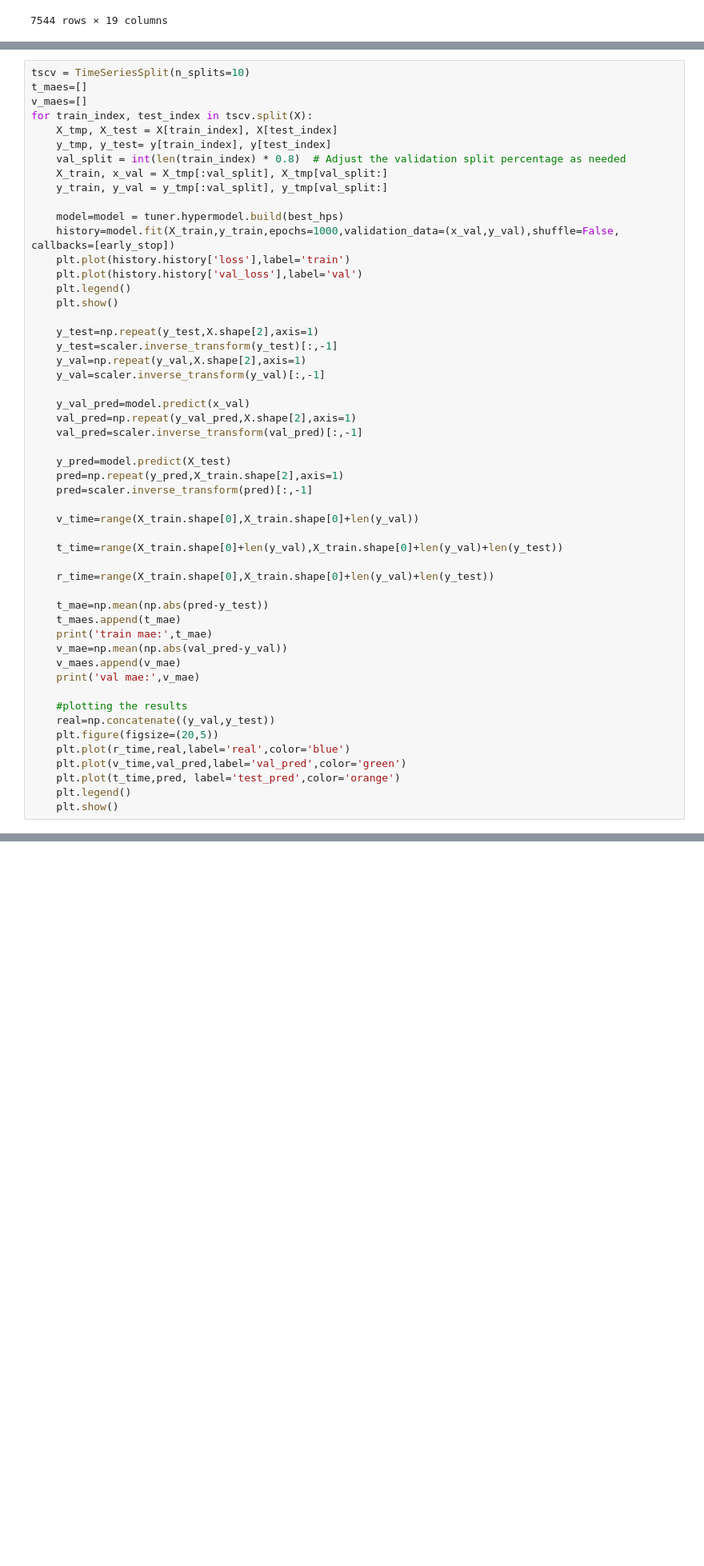
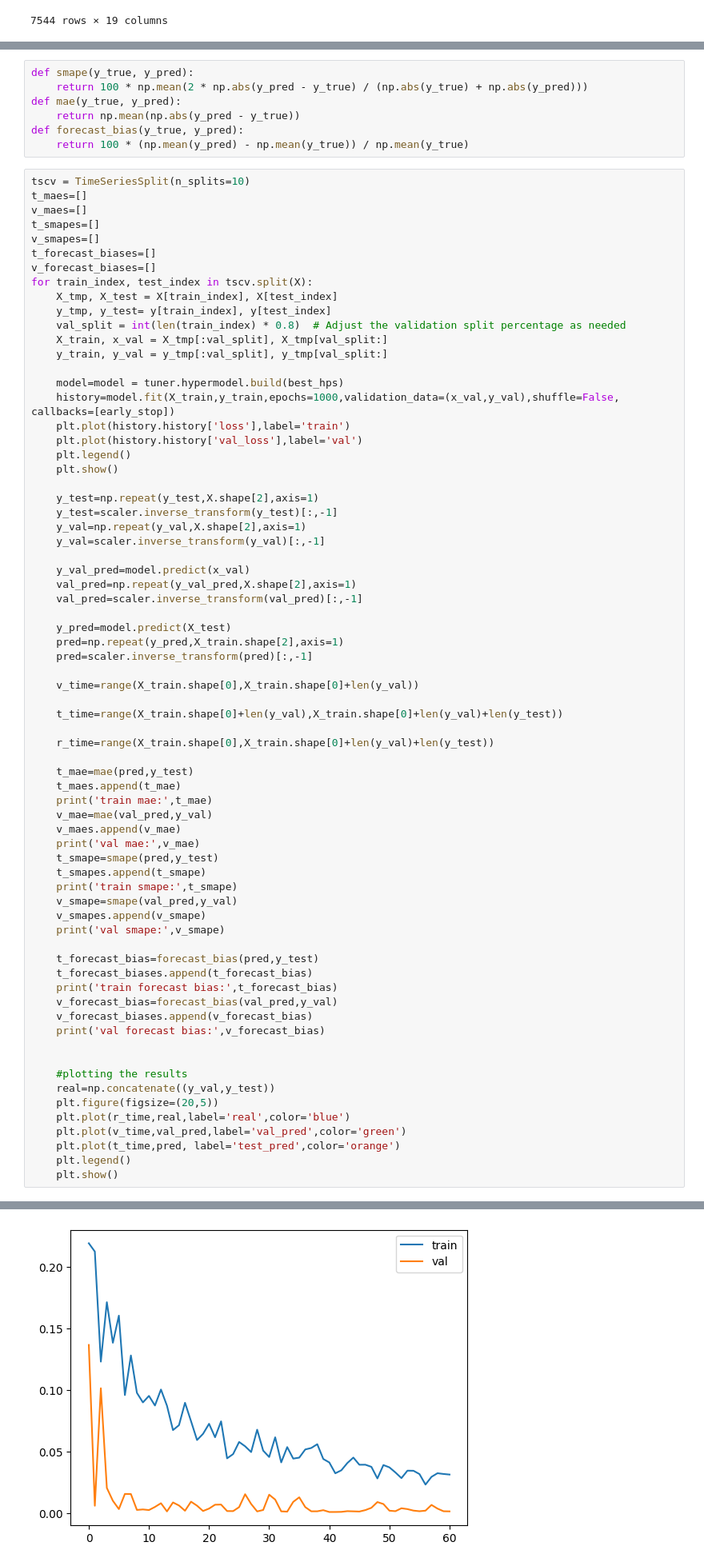
Before and after one commit to jmsb505/StockPredictionModels, a Jupyter notebook: Models/TCN/Tuned-biTCN_TF.ipynb, the cells around one changed output, grey strips where cells are left out. Shown at 80% size. Saved outputs shown, nothing was run; the diff lists cells and outputs as text; blank space fills up the shorter version.

```diff
--- a/Models/TCN/Tuned-biTCN_TF.ipynb
+++ b/Models/TCN/Tuned-biTCN_TF.ipynb
@@ -205,7 +190,18 @@ The hyperparameter search is complete. The optimal number of units in the first
+# %%
+def smape(y_true, y_pred):
+    return 100 * np.mean(2 * np.abs(y_pred - y_true) / (np.abs(y_true) + np.abs(y_pred)))
+def mae(y_true, y_pred):
+    return np.mean(np.abs(y_pred - y_true))
+def forecast_bias(y_true, y_pred):
+    return 100 * (np.mean(y_pred) - np.mean(y_true)) / np.mean(y_true)
 # %%
 tscv = TimeSeriesSplit(n_splits=10)
 t_maes=[]
 v_maes=[]
+t_smapes=[]
+v_smapes=[]
+t_forecast_biases=[]
+v_forecast_biases=[]
 for train_index, test_index in tscv.split(X):
     X_tmp, X_test = X[train_index], X[test_index]
     y_tmp, y_test= y[train_index], y[test_index]
@@ -239,12 +235,26 @@ for train_index, test_index in tscv.split(X):
 
     r_time=range(X_train.shape[0],X_train.shape[0]+len(y_val)+len(y_test))
 
-    t_mae=np.mean(np.abs(pred-y_test))
+    t_mae=mae(pred,y_test)
     t_maes.append(t_mae)
     print('train mae:',t_mae)
-    v_mae=np.mean(np.abs(val_pred-y_val))
+    v_mae=mae(val_pred,y_val)
     v_maes.append(v_mae)
     print('val mae:',v_mae)
+    t_smape=smape(pred,y_test)
+    t_smapes.append(t_smape)
+    print('train smape:',t_smape)
+    v_smape=smape(val_pred,y_val)
+    v_smapes.append(v_smape)
+    print('val smape:',v_smape)
+
+    t_forecast_bias=forecast_bias(pred,y_test)
+    t_forecast_biases.append(t_forecast_bias)
+    print('train forecast bias:',t_forecast_bias)
+    v_forecast_bias=forecast_bias(val_pred,y_val)
+    v_forecast_biases.append(v_forecast_bias)
+    print('val forecast bias:',v_forecast_bias)
+
 
     #plotting the results
     real=np.concatenate((y_val,y_test))
@@ -261,0 +285 @@ Epoch 1/1000
+[figure, new version]
```
Also changed, not shown: parts of 7 cells of this notebook, 5 other files.
